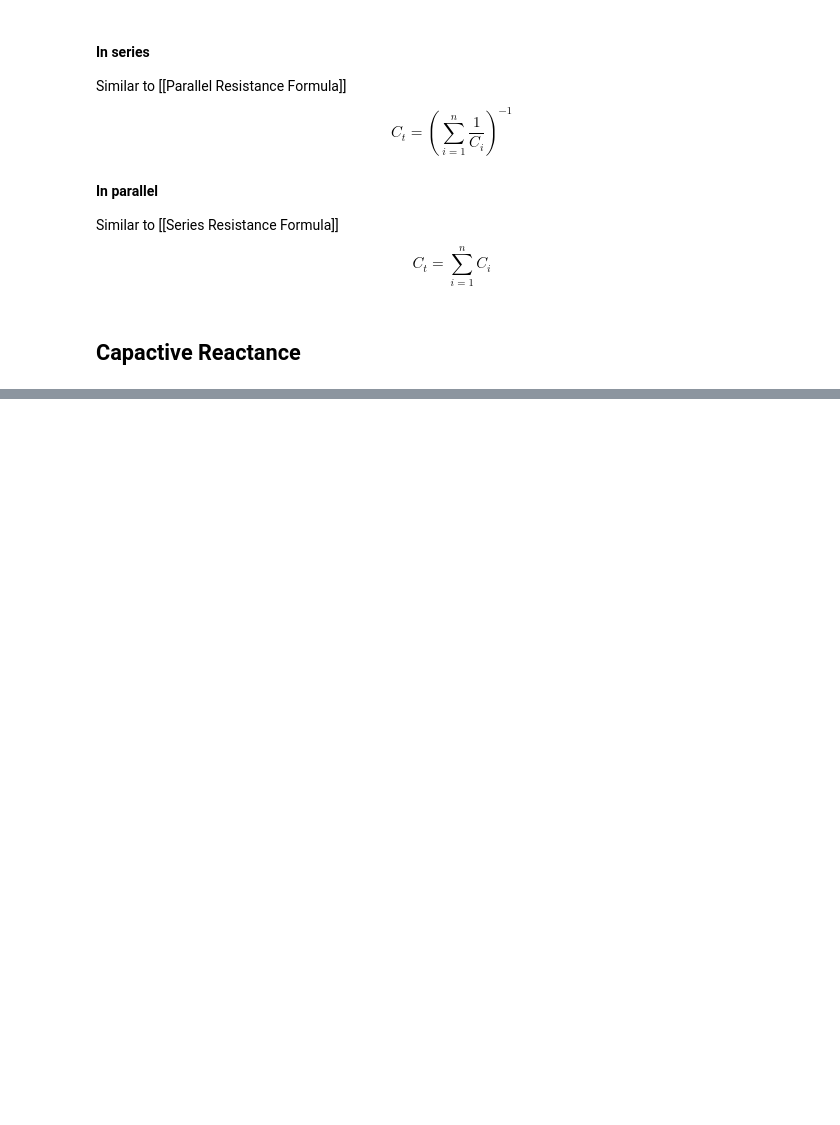
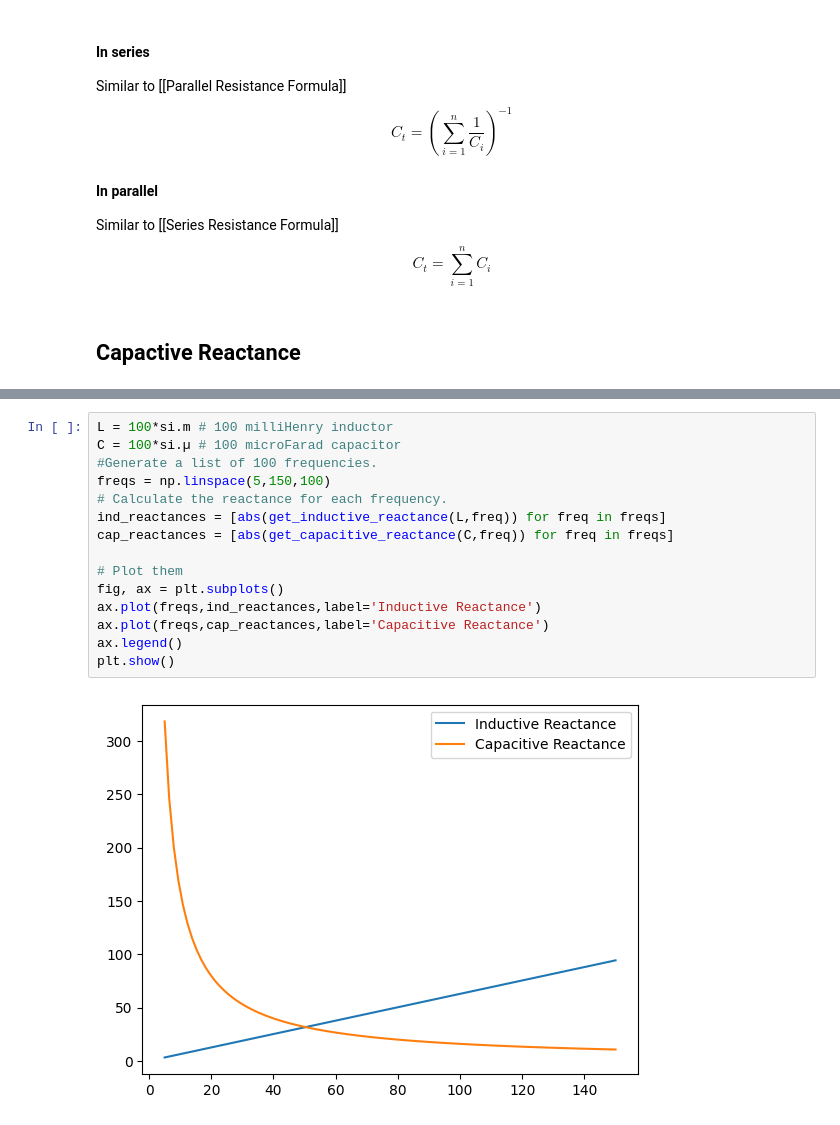
Before and after one commit to MrEnigmamgine/my_notes, a Jupyter notebook: Electronics Engineering/EET Math.ipynb, the cells around one changed output, grey strips where cells are left out. Saved outputs shown, nothing was run; the diff lists cells and outputs as text; blank space fills up the shorter version.

```diff
--- a/Electronics Engineering/EET Math.ipynb
+++ b/Electronics Engineering/EET Math.ipynb
@@ -186,0 +210,17 @@ get_capacitive_reactance(1*si.u,1*si.k)
+# %%
+L = 100*si.m # 100 milliHenry inductor
+C = 100*si.µ # 100 microFarad capacitor
+#Generate a list of 100 frequencies.
+freqs = np.linspace(5,150,100)
+# Calculate the reactance for each frequency.
+ind_reactances = [abs(get_inductive_reactance(L,freq)) for freq in freqs]
+cap_reactances = [abs(get_capacitive_reactance(C,freq)) for freq in freqs]
+
+# Plot them
+fig, ax = plt.subplots()
+ax.plot(freqs,ind_reactances,label='Inductive Reactance')
+ax.plot(freqs,cap_reactances,label='Capacitive Reactance')
+ax.legend()
+plt.show()
+# %% [output]
+[figure, added]
```
Also changed, not shown: parts of 40 cells of this notebook, 14 other files.
